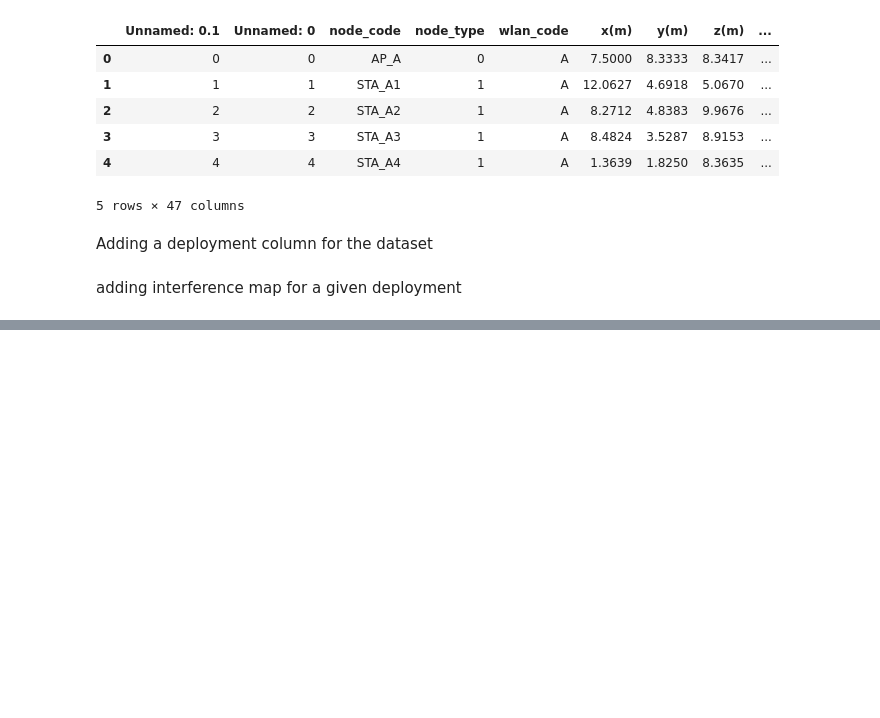
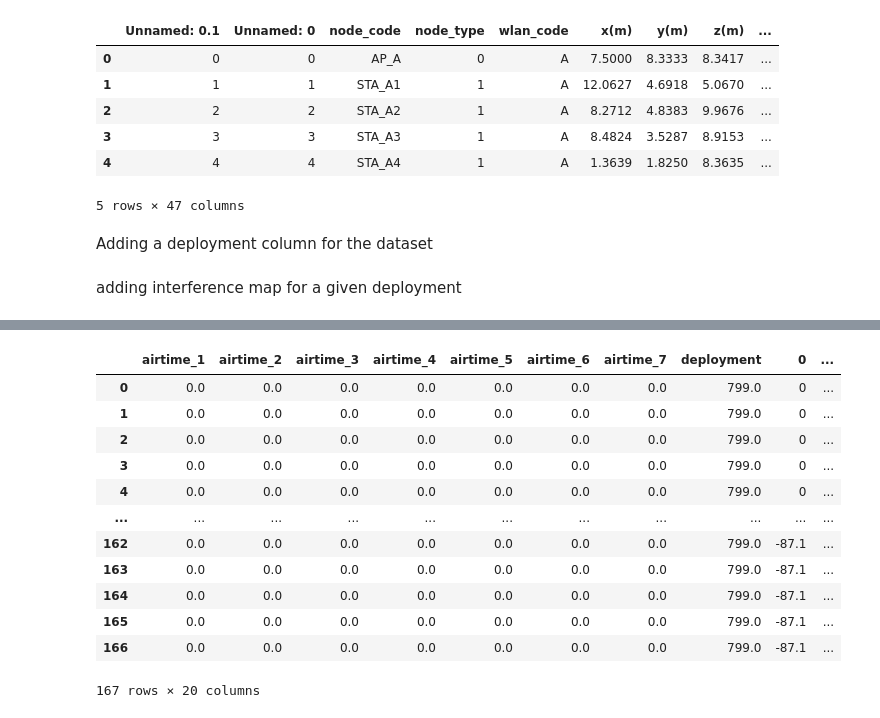
Before and after one commit to Lucian1729/TPGAT-WiLAN, a Jupyter notebook: testingRamononPILGNN/GNN_AP+STA_2.ipynb, the cells around one changed output, grey strips where cells are left out. Cells and saved outputs as stored; diff of their text form; code cells hidden in the pictures; blank space fills up the shorter version.

Commit message:
Interference map as columns and returning a deploymnent with the deploymnet number

```diff
--- a/testingRamononPILGNN/GNN_AP+STA_2.ipynb
+++ b/testingRamononPILGNN/GNN_AP+STA_2.ipynb
@@ -52,0 +63,3 @@ adding interference map for a given deployment
+# %%
+for i in range(12):
+    df[str(i)] = 0
@@ -52,0 +76,8 @@ adding interference map for a given deployment
+# %%
+for idx, val in df.iterrows():
+    s = df.at[idx, 'int_map']
+    s = s.replace('[', '')
+    s = s.replace(']', '')
+    list_s = s.split(',')
+    for i, val in enumerate(list_s):
+        df.at[idx, str(i)] = val
@@ -52,0 +94,20 @@ adding interference map for a given deployment
+# %%
+def get_dep(dep, df):
+    df_1 = df
+    dep = df_1.loc[df_1['deployment'] == dep]
+    dep_reset = dep.reset_index(drop=True)
+    return dep_reset
+# %% [output]
+|  | airtime_1 | airtime_2 | airtime_3 | airtime_4 | airtime_5 | airtime_6 | airtime_7 | deployment | 0 | ... |
+| 0 | 0.0 | 0.0 | 0.0 | 0.0 | 0.0 | 0.0 | 0.0 | 799.0 | 0 | ... |
+| 1 | 0.0 | 0.0 | 0.0 | 0.0 | 0.0 | 0.0 | 0.0 | 799.0 | 0 | ... |
+| 2 | 0.0 | 0.0 | 0.0 | 0.0 | 0.0 | 0.0 | 0.0 | 799.0 | 0 | ... |
+| 3 | 0.0 | 0.0 | 0.0 | 0.0 | 0.0 | 0.0 | 0.0 | 799.0 | 0 | ... |
+| 4 | 0.0 | 0.0 | 0.0 | 0.0 | 0.0 | 0.0 | 0.0 | 799.0 | 0 | ... |
+| ... | ... | ... | ... | ... | ... | ... | ... | ... | ... | ... |
+| 162 | 0.0 | 0.0 | 0.0 | 0.0 | 0.0 | 0.0 | 0.0 | 799.0 | -87.1 | ... |
+| 163 | 0.0 | 0.0 | 0.0 | 0.0 | 0.0 | 0.0 | 0.0 | 799.0 | -87.1 | ... |
+| 164 | 0.0 | 0.0 | 0.0 | 0.0 | 0.0 | 0.0 | 0.0 | 799.0 | -87.1 | ... |
+| 165 | 0.0 | 0.0 | 0.0 | 0.0 | 0.0 | 0.0 | 0.0 | 799.0 | -87.1 | ... |
+| 166 | 0.0 | 0.0 | 0.0 | 0.0 | 0.0 | 0.0 | 0.0 | 799.0 | -87.1 | ... |
+167 rows × 20 columns
```
Also changed, not shown: parts of 3 cells of this notebook.
